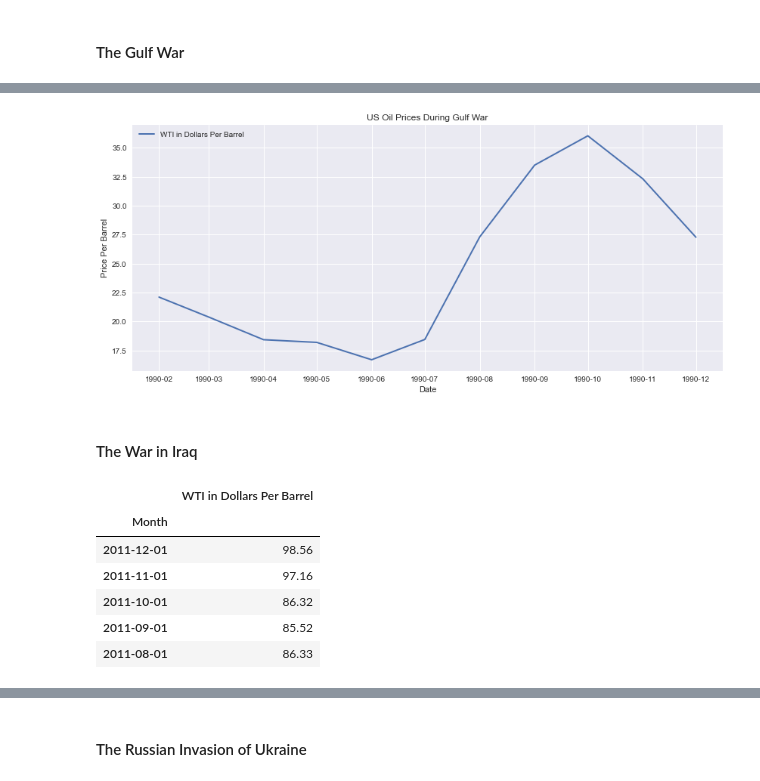
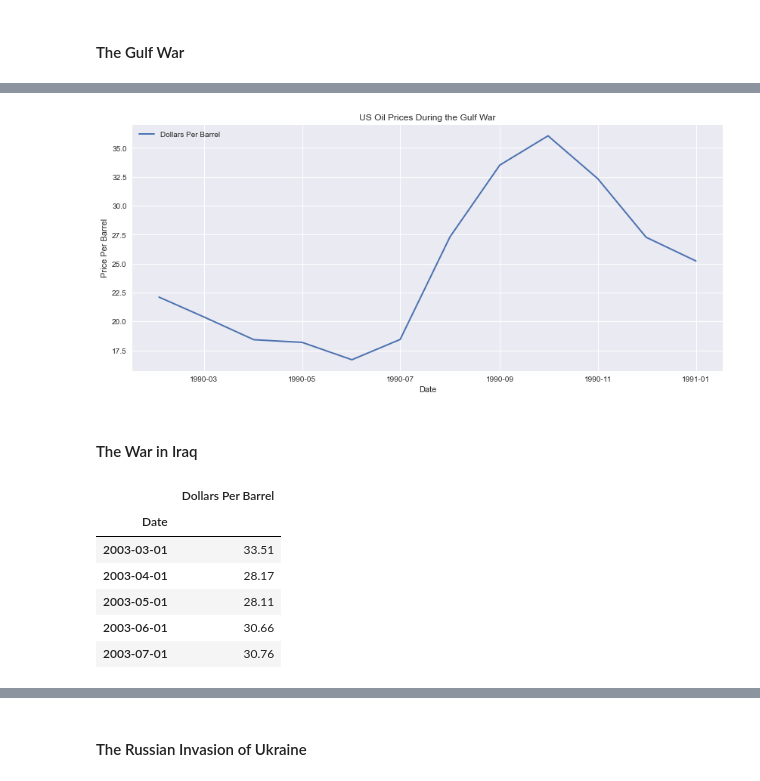
Before and after one commit to lrb924/Collateral_Damage, a Jupyter notebook: Data Exploration and Cleanup.ipynb, the cells around one changed output, grey strips where cells are left out. Cells and saved outputs as stored; diff of their text form; code cells hidden in the pictures.

Commit message:
Updated primary notebook and added new crude oil data to Resources

```diff
--- a/Data Exploration and Cleanup.ipynb
+++ b/Data Exploration and Cleanup.ipynb
@@ -409,8 +403,8 @@ plot_graph(gas_rusua_df, title="Closing Stock Prices of Gas Companies During the
 # %%
 # Import crude oil prices from csv in Resources folder
 
-crude_df = pd.read_csv("Resources/Cushing_OK_WTI_Spot_Price_FOB.csv")
-crude_df = crude_df.rename(columns={"Cushing OK WTI Spot Price FOB Dollars per Barrel":"WTI in Dollars Per Barrel"})
+crude_df = pd.read_csv("Resources/RWTCm.csv", parse_dates=["Date"])
+crude_df = crude_df.rename(columns={"perBarrel":"Dollars Per Barrel"})
 # %%
 # Check for null values
 
@@ -433,11 +434,11 @@ crude_df.head()
 # %%
-# Change "Month" column to datetime object
+# Change "Date" column to datetime object
 
-crude_df["Month"]=pd.to_datetime(crude_df["Month"])
+crude_df["Date"]=pd.to_datetime(crude_df["Date"])
 
 # Set "Month" as the index
 
-crude_df.set_index("Month", inplace=True)
+crude_df.set_index("Date", inplace=True)
 # %%
 # Investigate dataframe
 
@@ -455,9 +456,9 @@ crude_df.head()
 # %%
 # Create dataframe for oil prices during the Gulf War
 
-gulf_oil_df = crude_df.loc["Feb 1990":"Dec 1990"]
+gulf_oil_df = crude_df.loc["1990-02-01":"1991-01-01"]
 
 # Investigate dataframe
 
-gulf_oil_df.head()
+gulf_oil_df
 # %% [output]
@@ -471,27 +479,27 @@ gulf_oil_df.head()
 # %%
 # Plot the prices
 
-plot_graph(gulf_oil_df, title="US Oil Prices During Gulf War", y_label="Price Per Barrel")
+plot_graph(gulf_oil_df, title="US Oil Prices During the Gulf War", y_label="Price Per Barrel")
 # %% [output]
-[figure, old version]
+[figure, new version]
 # %% [markdown]
 #### The War in Iraq
 # %%
 # Create dataframe for oil prices during the War in Iraq
 
-iraq_oil_df = crude_df.loc["Mar 2003":"Dec 2011"]
+iraq_oil_df = crude_df.loc["2003-03-01":"2012-01-01"]
 
 # Investigate dataframe
 
 iraq_oil_df.head()
 # %% [output]
-|  | WTI in Dollars Per Barrel |
-| Month |  |
-| 2011-12-01 | 98.56 |
-| 2011-11-01 | 97.16 |
-| 2011-10-01 | 86.32 |
-| 2011-09-01 | 85.52 |
-| 2011-08-01 | 86.33 |
+|  | Dollars Per Barrel |
+| Date |  |
+| 2003-03-01 | 33.51 |
+| 2003-04-01 | 28.17 |
+| 2003-05-01 | 28.11 |
+| 2003-06-01 | 30.66 |
+| 2003-07-01 | 30.76 |
 # %%
 # Plot the prices
 
```
Also changed, not shown: parts of 21 cells of this notebook, 1 other file.
